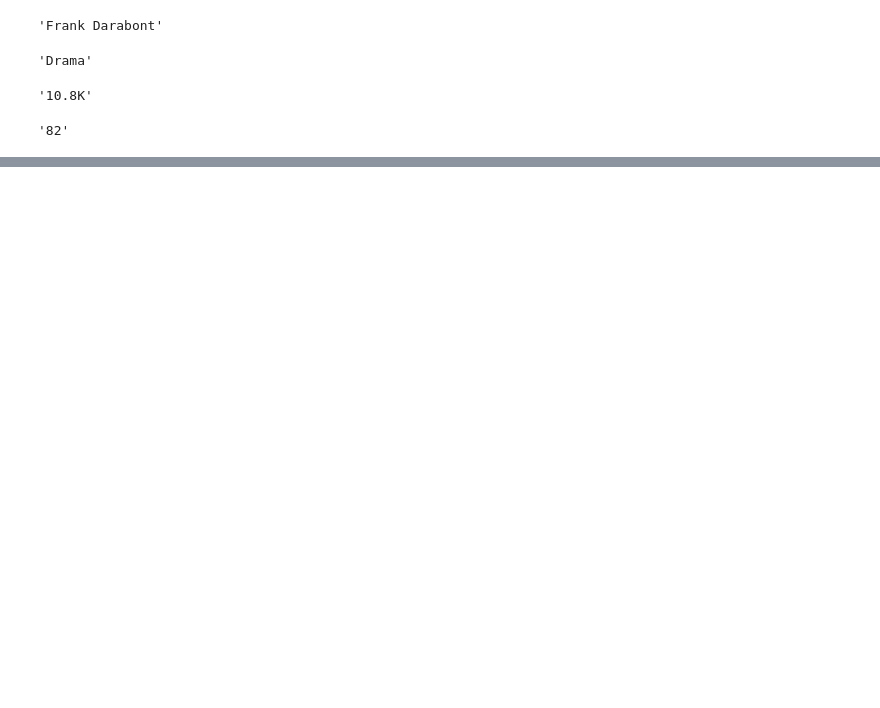
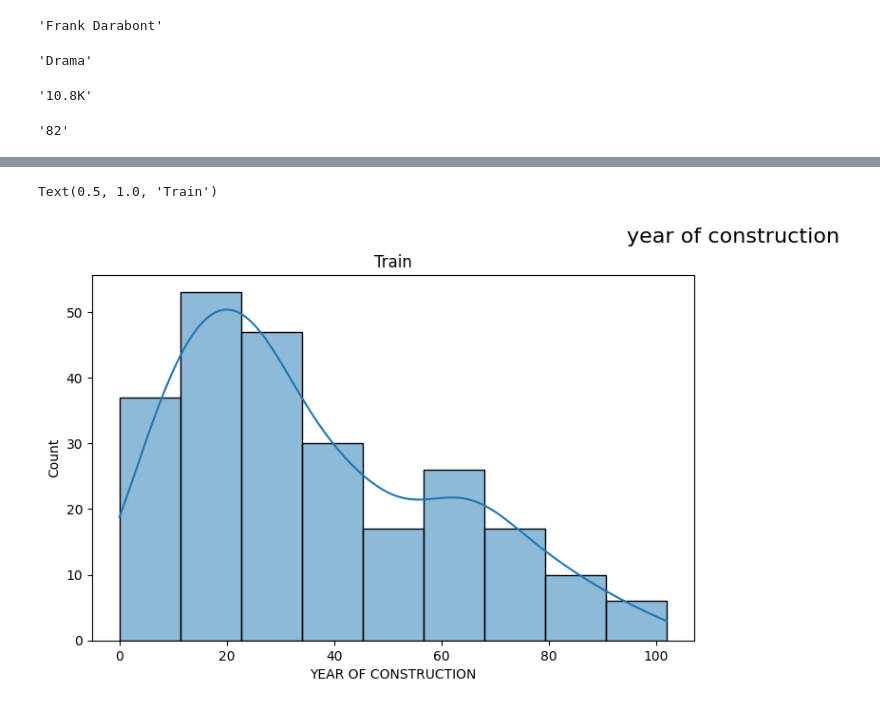
Before and after one commit to alituydurr/IDSA-Project, a Jupyter notebook: proje2.ipynb, the cells around one changed output, grey strips where cells are left out. Saved outputs shown, nothing was run; the diff lists cells and outputs as text; code cells hidden in the pictures; blank space fills up the shorter version.

```diff
--- a/proje2.ipynb
+++ b/proje2.ipynb
@@ -393,0 +442,13 @@ ValueError: could not convert string to float: '1,616'
+# %%
+df_price_usd["YEAR OF CONSTRUCTION"] = 2023 - df_price_usd["YEAR OF CONSTRUCTION"]
+# %%
+plt.figure(figsize=[18,5])
+
+plt.suptitle('year of construction', fontsize = 16)
+
+plt.subplot(1,2,1)
+sns.histplot(data = df_price_usd['YEAR OF CONSTRUCTION'], kde=True)
+plt.title('Train')
+# %% [output]
+Text(0.5, 1.0, 'Train')
+[figure, added]
```
Also changed, not shown: parts of 25 cells of this notebook.
